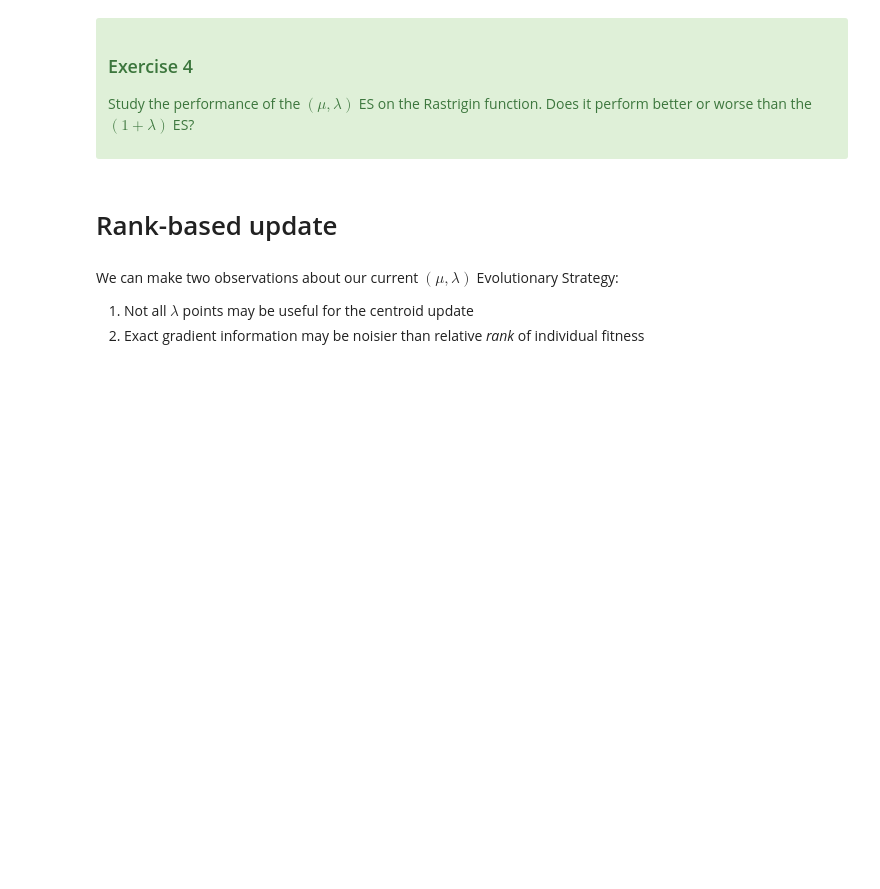
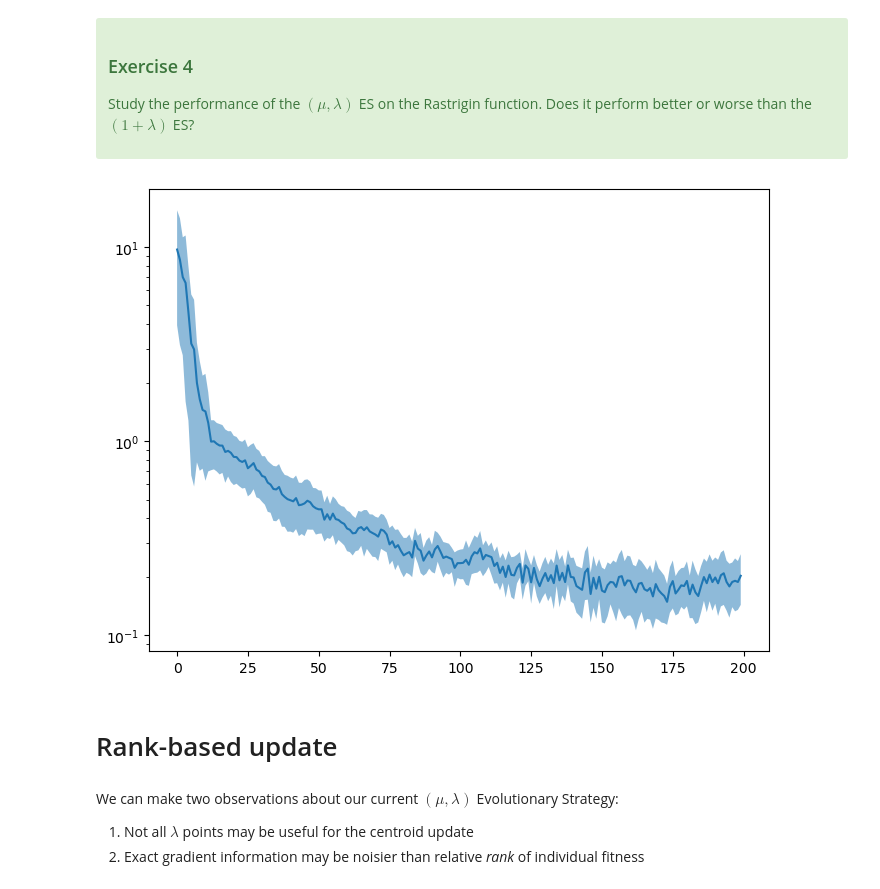
Before and after one commit to matteovacher/evolution_elective, a Jupyter notebook: strategies/evolutionary_strategies.ipynb, the cells around one changed output. Cells and saved outputs as stored; diff of their text form; code cells hidden in the pictures; blank space fills up the shorter version.

```diff
--- a/strategies/evolutionary_strategies.ipynb
+++ b/strategies/evolutionary_strategies.ipynb
@@ -362,6 +402,52 @@ Study the impact of the $\alpha$ parameter by modifying it and re-running the op
 
 Study the performance of the $(\mu, \lambda)$ ES on the Rastrigin function. Does it perform better or worse than the  $(1+\lambda)$ ES?
 </div>
+# %%
+def mu_lambda(list_x, fitness, gens=200,mu=5, lam=10, sigma=0.05, verbose=False):
+    x_best = list_x
+    f_best = []
+    for x in list_x:
+        f_best += [fitness(x)]
+    fits = np.zeros(gens)
+    for g in range(gens):
+        list_x = np.array([list_x[i] for i in range(len(list_x))])
+        x_mean = np.mean(list_x, 0)
+        N = np.random.normal(size=(lam, len(x_mean)))
+        f_best = []
+        list_x = []
+        for i in range(lam):
+            ind = x_mean + sigma*N[i, :]
+            f_c = fitness(ind)
+            if len(f_best) != mu:
+                f_best += [f_c]
+                list_x += [ind]
+            else:
+                f_max = max(f_best)
+                if f_c < f_max:
+                    worst_index = f_best.index(f_max)
+                    f_best[worst_index] = f_c
+                    list_x[worst_index] = ind
+        fits[g] = min(f_best)
+    return fits
+
+# j'ai plutot fais du mu/1, lambda
+
+runs = []
+mu = 5
+for i in range(10):
+    list_x = np.random.randn(mu, 2)
+    fits = mu_lambda(list_x, f)
+    runs += [fits]
+runs = np.array(runs)
+runs_mean = np.mean(runs, 0)
+runs_std = np.std(runs, 0)
+
+fig = plt.figure(figsize=(8, 6))
+plt.fill_between(range(len(runs[0])), runs_mean+0.5*runs_std, runs_mean-0.5*runs_std, alpha=0.5)
+plt.plot(range(len(runs[0])), runs_mean)
+plt.yscale('log')
+# %% [output]
+[figure, added]
 # %% [markdown]
 # Rank-based update
 # %% [markdown]
```
Also changed, not shown: parts of 5 cells of this notebook.
